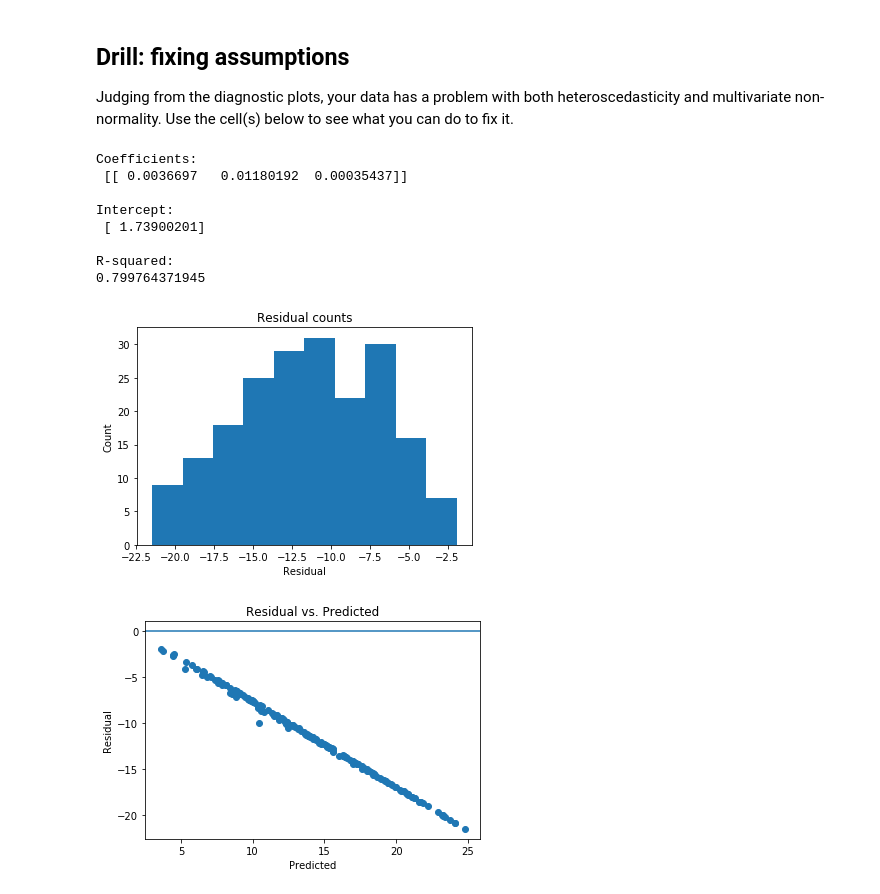
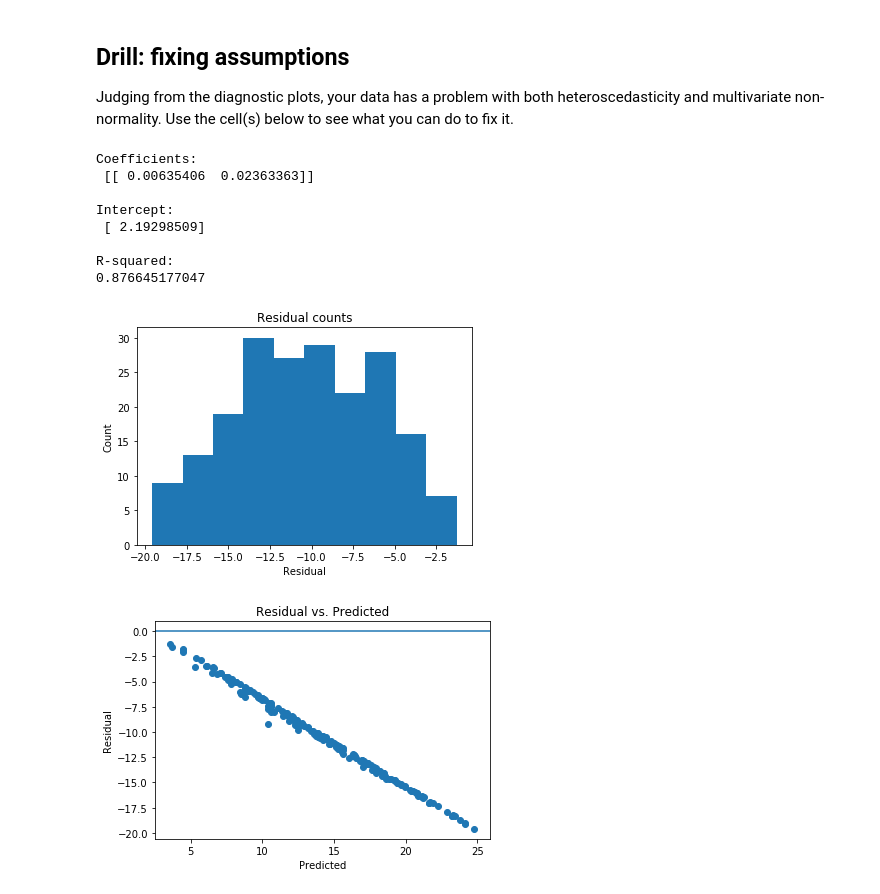
Before and after one commit to jordanplanders/Thinkful, a Jupyter notebook: Bootcamp/Unit 2/Project 2-4-3.ipynb, the cells around one changed output. Cells and saved outputs as stored; diff of their text form; code cells hidden in the pictures.

Commit message:
tried removing Newspaper as a feature to improve model

```diff
--- a/Bootcamp/Unit 2/Project 2-4-3.ipynb
+++ b/Bootcamp/Unit 2/Project 2-4-3.ipynb
@@ -187,39 +187,39 @@ Judging from the diagnostic plots, your data has a problem with both heterosceda
 regr = linear_model.LinearRegression()
 data['Sales2'] = np.log(data['Sales'])
 # data['Sales2'] = data['Sales'].apply(lambda x: 1/x)
-# data['Sales2'] = data['Sales'].apply(lambda x: x**(1/2))
+data['Sales2'] = data['Sales'].apply(lambda x: x**(1/2))
 
 Y = data['Sales'].values.reshape(-1, 1)
 Y = data['Sales2'].values.reshape(-1, 1)
-X = data[['TV','Radio','Newspaper']]
+X = data[['TV','Radio']]
 regr.fit(X, Y)
 
 # Inspect the results.
 print('\nCoefficients: \n', regr.coef_)
 print('\nIntercept: \n', regr.intercept_)
 print('\nR-squared:')
 print(regr.score(X, Y))
 
 # residual2 = data['Sales'].apply(lambda x: 1/x) - predicted
 # residual2 = data['Sales'].apply(lambda x: x**(1/2)) - predicted
 
 residual2 = data['Sales2']-predicted
 # This looks a bit better.
 plt.hist(residual2)
 plt.title('Residual counts')
 plt.xlabel('Residual')
 plt.ylabel('Count')
 plt.show()
 # %% [output]
 Coefficients:
- [[ 0.0036697   0.01180192  0.00035437]]
+ [[ 0.00635406  0.02363363]]
 
 Intercept:
- [ 1.73900201]
+ [ 2.19298509]
 
 R-squared:
-0.799764371945
+0.876645177047
-[figure, old version]
+[figure, new version]
 # %%
 plt.scatter(predicted, residual2)
 plt.xlabel('Predicted')
@@ -229,4 +229,4 @@ plt.title('Residual vs. Predicted')
 plt.show()
 # hmmmm, still concerning.  Thou the histogram looked better, this, not so much...
 # %% [output]
-[figure, old version]
+[figure, new version]
```
Also changed, not shown: parts of 1 cell of this notebook, 1 other file.
